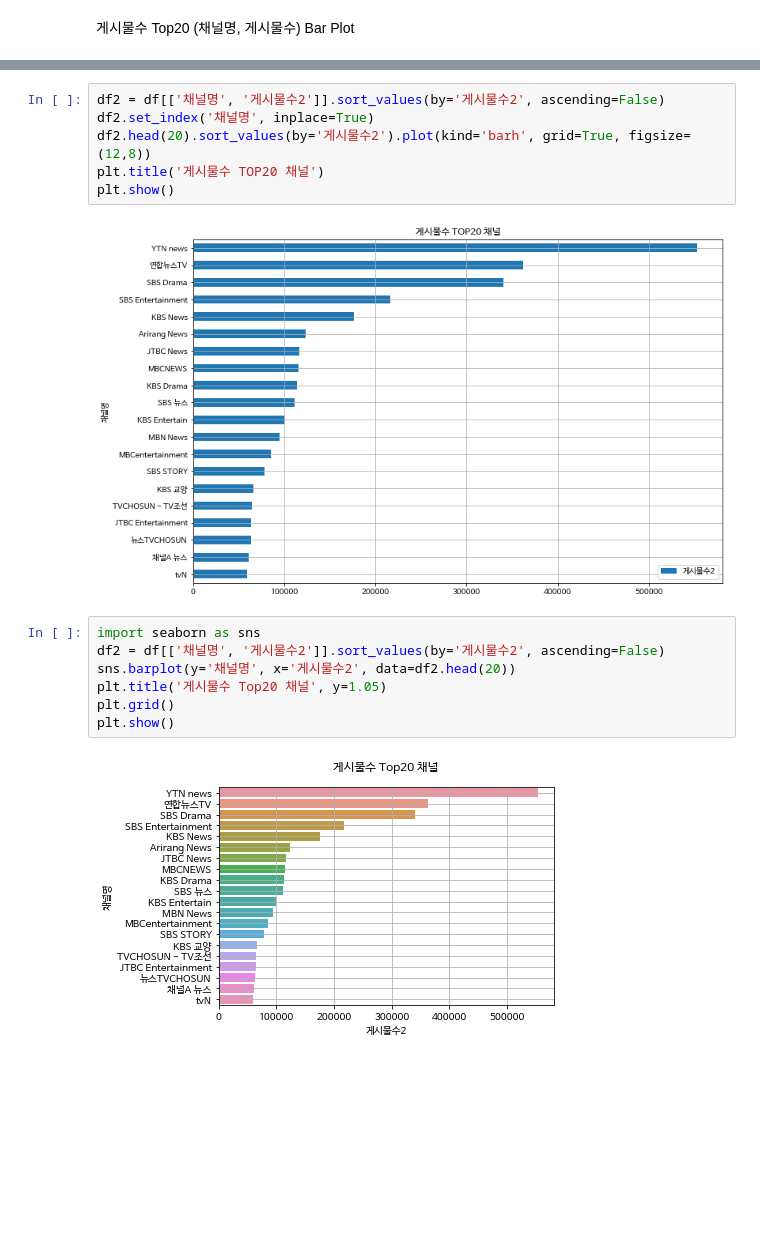
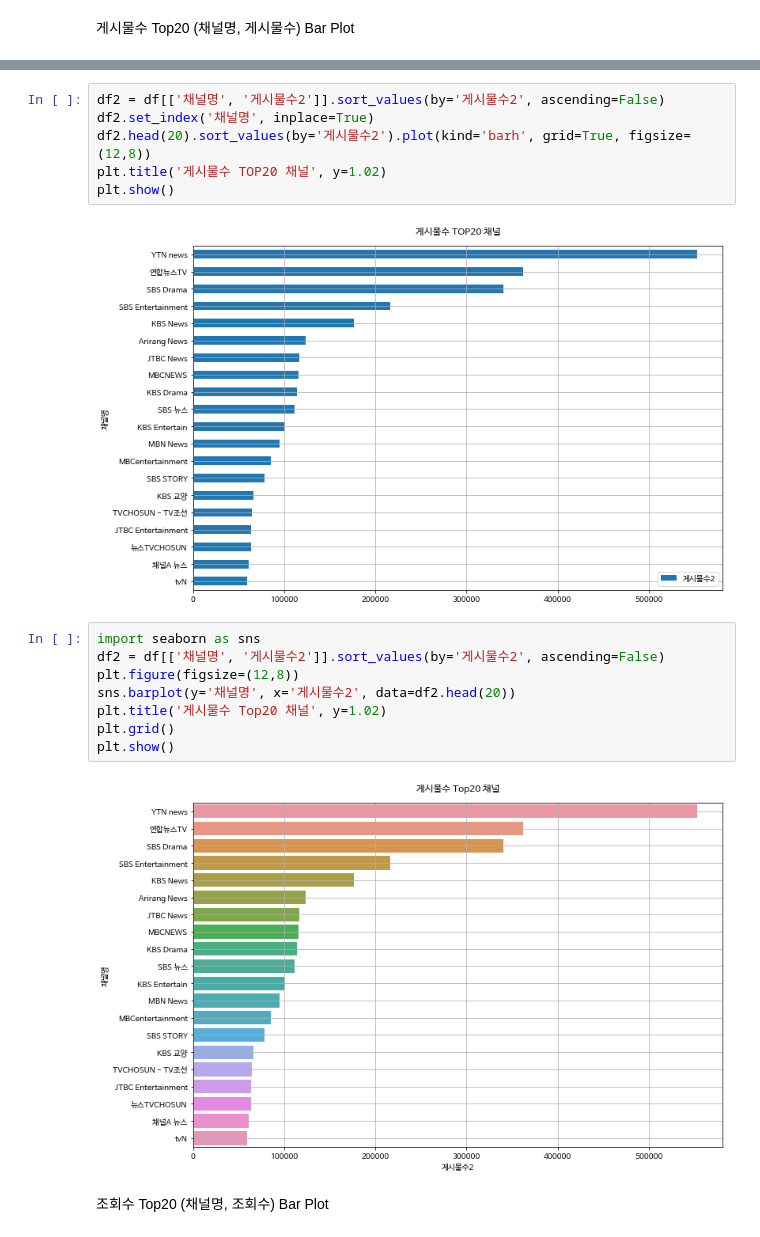
Before and after one commit to Junghyun-B/DataAnalysis, a Jupyter notebook: 05.Crawling/07_Youtube_Ranking.ipynb, the cells around one changed output, grey strips where cells are left out. Cells and saved outputs as stored; diff of their text form; blank space fills up the shorter version.

```diff
--- a/05.Crawling/07_Youtube_Ranking.ipynb
+++ b/05.Crawling/07_Youtube_Ranking.ipynb
@@ -68,16 +69,19 @@ plt.show()
 df2 = df[['채널명', '게시물수2']].sort_values(by='게시물수2', ascending=False)
 df2.set_index('채널명', inplace=True)
 df2.head(20).sort_values(by='게시물수2').plot(kind='barh', grid=True, figsize=(12,8))
-plt.title('게시물수 TOP20 채널')
+plt.title('게시물수 TOP20 채널', y=1.02)
 plt.show()
 # %% [output]
-[figure, old version]
+[figure, new version]
 # %%
 import seaborn as sns
 df2 = df[['채널명', '게시물수2']].sort_values(by='게시물수2', ascending=False)
+plt.figure(figsize=(12,8))
 sns.barplot(y='채널명', x='게시물수2', data=df2.head(20))
-plt.title('게시물수 Top20 채널', y=1.05)
+plt.title('게시물수 Top20 채널', y=1.02)
 plt.grid()
 plt.show()
 # %% [output]
-[figure, old version]
+[figure, new version]
+# %% [markdown]
+조회수 Top20 (채널명, 조회수) Bar Plot
```
Also changed, not shown: parts of 10 cells of this notebook.
